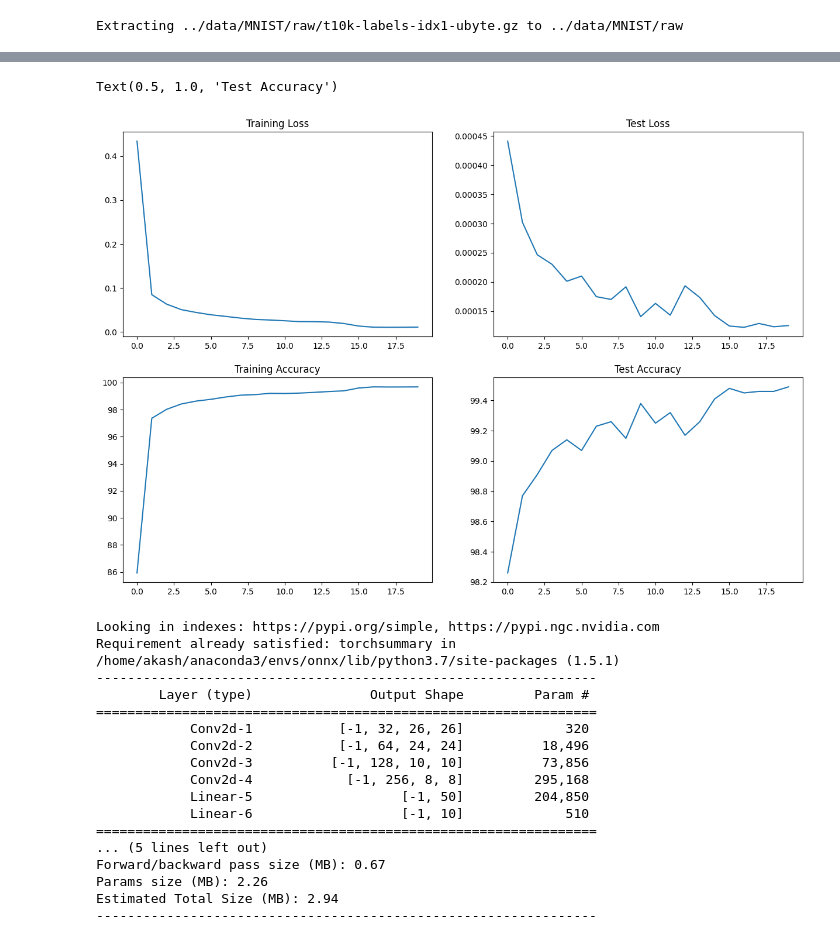
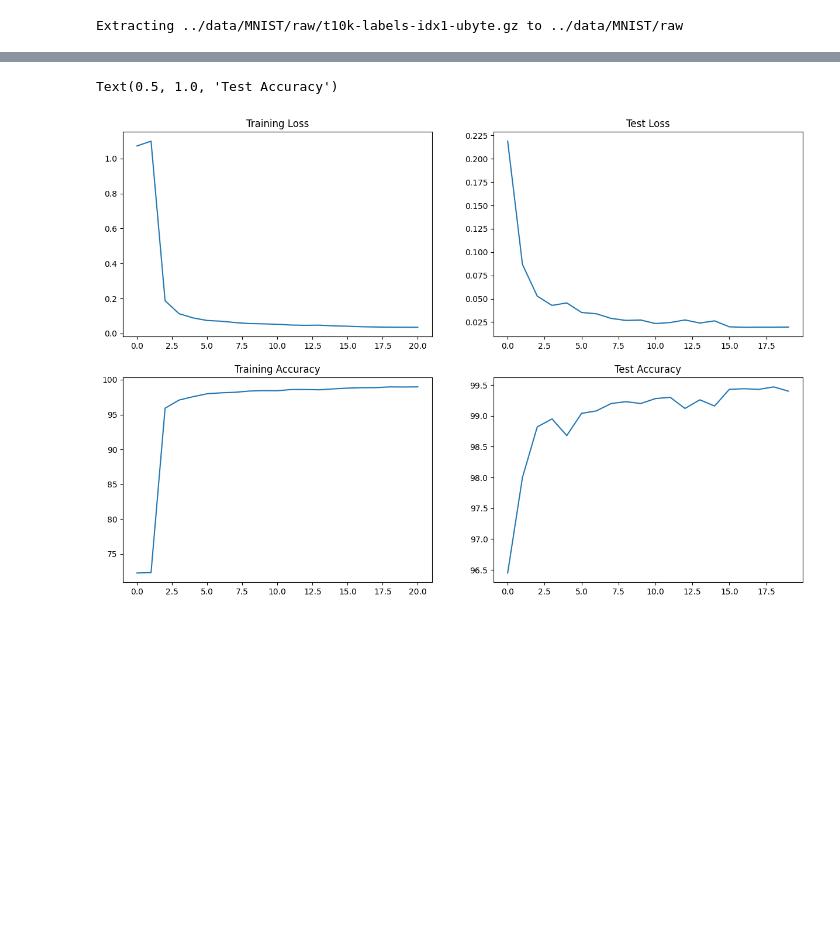
Before and after one commit to srikanthp1/era5, a Jupyter notebook: S5.ipynb, the cells around one changed output, grey strips where cells are left out. Cells and saved outputs as stored; diff of their text form; code cells hidden in the pictures; blank space fills up the shorter version.

```diff
--- a/S5.ipynb
+++ b/S5.ipynb
@@ -66,6 +73,6 @@ test_incorrect_pred = {'images': [], 'ground_truths': [], 'predicted_vals': []}
 # %%
-model = Net().to(device)
-optimizer = optim.SGD(model.parameters(), lr=0.01, momentum=0.9)
+
+optimizer = optim.SGD(model.parameters(), lr=10.01, momentum=0.9)
 scheduler = optim.lr_scheduler.StepLR(optimizer, step_size=15, gamma=0.1, verbose=True)
 # New Line
 criterion = nn.CrossEntropyLoss()
@@ -73,11 +80,9 @@ num_epochs = 20
 
 for epoch in range(1, num_epochs+1):
   print(f'Epoch {epoch}')
-  train_acc_ep, train_losses_ep=train(model, device, train_loader, optimizer, criterion)
-  test_acc_ep, test_losses_ep=test(model, device, test_loader, criterion)
+  train(model, device, train_loader, optimizer, criterion)
+  test(model, device, train_loader, criterion)
   scheduler.step()
-
-  train_losses.append(train_losses_ep),test_losses.append(test_losses_ep),train_acc.append(train_acc_ep),test_acc.append(test_acc_ep)
 # %% [output]
 Adjusting learning rate of group 0 to 1.0000e-02.
 Epoch 1
@@ -126,34 +131,10 @@ Test set: Average loss: 0.0002, Accuracy: 9925/10000 (99.25%)
 Adjusting learning rate of group 0 to 1.0000e-02.
 Epoch 12
 ... (9 outputs left out)
-# %%
-from utils import plot_acc_loss
-plot_acc_loss(train_losses,test_losses,train_acc,test_acc)
-# %% [output]
-Text(0.5, 1.0, 'Test Accuracy')
-[figure, removed]
-# %%
-!pip install torchsummary
-from torchsummary import summary
-use_cuda = torch.cuda.is_available()
-device = torch.device("cuda" if use_cuda else "cpu")
-model = Net().to(device)
-summary(model, input_size=(1, 28, 28))
-# %% [output]
-Looking in indexes: https://pypi.org/simple, https://pypi.ngc.nvidia.com
-Requirement already satisfied: torchsummary in /home/akash/anaconda3/envs/onnx/lib/python3.7/site-packages (1.5.1)
-----------------------------------------------------------------
-        Layer (type)               Output Shape         Param #
-================================================================
-            Conv2d-1           [-1, 32, 26, 26]             320
-            Conv2d-2           [-1, 64, 24, 24]          18,496
-            Conv2d-3          [-1, 128, 10, 10]          73,856
-            Conv2d-4            [-1, 256, 8, 8]         295,168
-            Linear-5                   [-1, 50]         204,850
-            Linear-6                   [-1, 10]             510
-================================================================
-... (5 lines left out)
-Forward/backward pass size (MB): 0.67
-Params size (MB): 2.26
-Estimated Total Size (MB): 2.94
-----------------------------------------------------------------
+# %%
+from model import draw_graphs
+
+draw_graphs()
+# %% [output]
+Text(0.5, 1.0, 'Test Accuracy')
+[figure, added]
```
Also changed, not shown: parts of 13 cells of this notebook, 2 other files.
